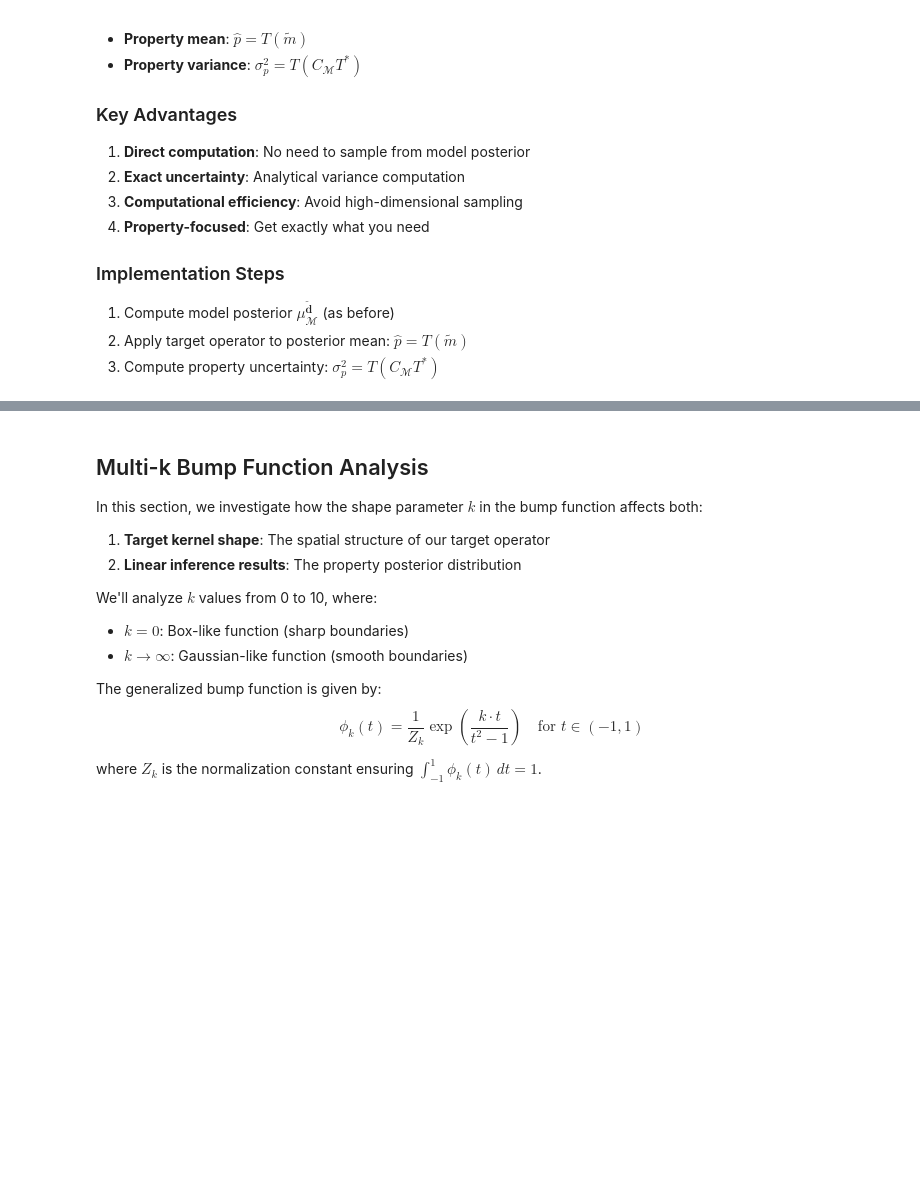
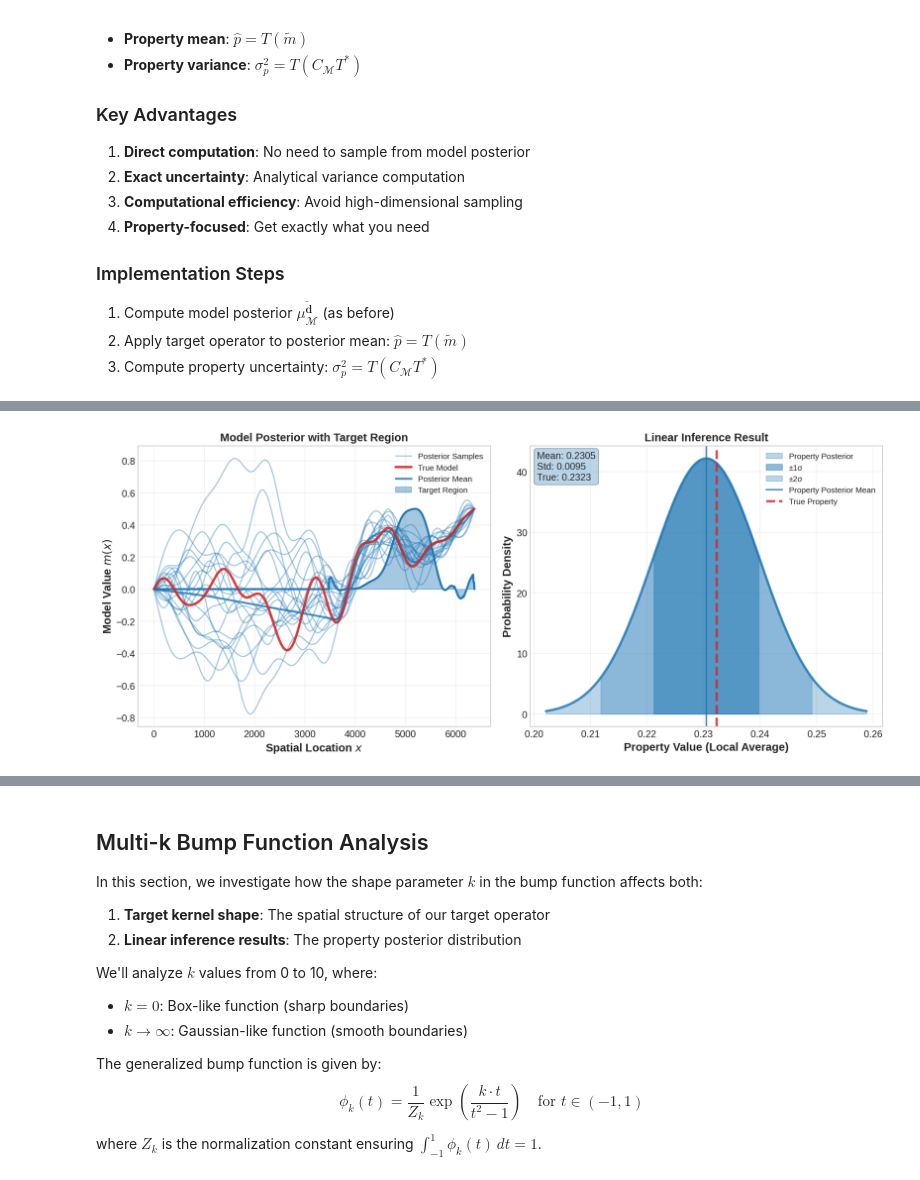
Before and after one commit to da380/pygeoinf, a Jupyter notebook: pygeoinf/interval/demos/conference_presentation_pli.ipynb, the cells around one changed output, grey strips where cells are left out. Drawn from its saved outputs; the diff is of its cells as text; code cells hidden in the pictures; blank space fills up the shorter version.

```diff
--- a/pygeoinf/interval/demos/conference_presentation_pli.ipynb
+++ b/pygeoinf/interval/demos/conference_presentation_pli.ipynb
@@ -924 +928,87 @@ print("✅ Slide 6 figure saved: Linear inference computation and results")
 ✅ Slide 6 figure saved: Linear inference computation and results
+# %%
+X = T @ G.adjoint @ solver(G @ G.adjoint + gaussian_D.covariance)
+A = X @ G
+# %%
+gaussian_p_sola = gaussian_D.affine_mapping(operator=X)
+# %%
+property_mean_sola = gaussian_p_sola.expectation
+property_cov_sola = gaussian_p_sola.covariance.matrix(dense=True)
+property_std_sola = np.sqrt(np.diag(property_cov_sola))
+# %%
+# Visualize Linear Inference Results
+print("🎨 Creating visualization of linear inference results...")
+
+# Create visualization of inference results
+fig, axes = plt.subplots(1, 2, figsize=(14, 6), facecolor='white')
+
+# Left panel: Model posterior with target region
+ax = axes[0]
+# Show some posterior samples (approximation for visualization)
+np.random.seed(RANDOM_SEED)
+for i in range(n_post_samples):
+    sample_values = mu_M.sample().evaluate(x_viz)
+    ax.plot(x_viz, sample_values, color='tab:blue', alpha=sample_alpha, linewidth=1.5,
+             label='Posterior Samples' if i == 0 else "")
+
+ax.plot(x_viz, m_true.evaluate(x_viz), '-', color='tab:red', linewidth=3, label='True Model', alpha=0.9, zorder=10)
+ax.plot(x_viz, posterior_mean.evaluate(x_viz), color='tab:blue', linewidth=2.5, label='Posterior Mean', alpha=0.8, zorder=9)
+
+# Highlight target region
+target = (A.adjoint)(P.basis_vector(0))
+target_values = target.evaluate(x_viz)
+if target.support is None:
+    target_support = (DOMAIN.a, DOMAIN.b)
+else:
+    target_support = target.support
+
+ax.fill_between(x_viz, target_values / np.max(target_values) * np.max(m_true.evaluate(x_viz)),
+                where=((x_viz >= target_support[0]) & (x_viz <= target_support[1])),
+                alpha=0.4, color='tab:blue', label='Target Region')
+ax.plot(x_viz, target_values / np.max(target_values) * np.max(m_true.evaluate(x_viz)), color='tab:blue', linewidth=2.5)
+
+ax.set_xlabel('Spatial Location $x$', fontweight='bold')
+ax.set_ylabel('Model Value $m(x)$', fontweight='bold')
+ax.set_title('Model Posterior with Target Region', fontsize=14, fontweight='bold')
+ax.legend(fontsize=10)
+ax.grid(True, alpha=0.3)
+
+# Right panel: Property posterior as Gaussian
+ax = axes[1]
+# Create a nicer Gaussian visualization using the exact posterior from PyGeoInf
+x_fine = np.linspace(property_mean_sola[0] - 3*property_std_sola[0], property_mean_sola[0] + 3*property_std_sola[0], 200)
+y_fine = (1/(property_std_sola[0] * np.sqrt(2*np.pi))) * np.exp(-0.5*((x_fine - property_mean_sola[0])/property_std_sola[0])**2)
+
+ax.fill_between(x_fine, y_fine, alpha=0.3, color='tab:blue', label='Property Posterior')
+ax.plot(x_fine, y_fine, '-', color='tab:blue', linewidth=3, alpha=0.8)
+
+# Add confidence intervals
+ax.fill_between(x_fine, y_fine,
+                where=((x_fine >= property_mean_sola - property_std_sola) & (x_fine <= property_mean_sola + property_std_sola)),
+                alpha=0.5, color='tab:blue', label='±1σ')
+ax.fill_between(x_fine, y_fine,
+                where=((x_fine >= property_mean_sola - 2*property_std_sola) & (x_fine <= property_mean_sola + 2*property_std_sola)),
+                alpha=0.3, color='tab:blue', label='±2σ')
+
+# Mark key values
+ax.axvline(property_mean_sola, color='tab:blue', linestyle='-', linewidth=2, alpha=0.8, label='Property Posterior Mean')
+ax.axvline(true_property[0], color='tab:red', linestyle='--', linewidth=3, alpha=0.8, label='True Property')
+
+ax.set_xlabel('Property Value (Local Average)', fontweight='bold')
+ax.set_ylabel('Probability Density', fontweight='bold')
+ax.set_title('Linear Inference Result', fontsize=14, fontweight='bold')
+ax.legend(fontsize=10)
+ax.grid(True, alpha=0.3)
+
+# Add text summary
+textstr = f'Mean: {property_mean_sola[0]:.4f}\nStd: {property_std_sola[0]:.4f}\nTrue: {true_property[0]:.4f}'
+props = dict(boxstyle='round', facecolor='tab:blue', alpha=0.3)
+ax.text(0.02, 0.98, textstr, transform=ax.transAxes, fontsize=12,
+        verticalalignment='top', bbox=props)
+
+plt.tight_layout()
+plt.savefig(f'{presentation_dir}/slide6_linear_inference_results_sola.png', dpi=300, bbox_inches='tight')
+plt.show()
+
+print("✅ Slide 6 figure saved: Linear inference computation and results")
+# %% [output]
@@ -924,0 +1016 @@ print("✅ Slide 6 figure saved: Linear inference computation and results")
+[figure, added]
```
Also changed, not shown: parts of 9 cells of this notebook, 28 other files.
